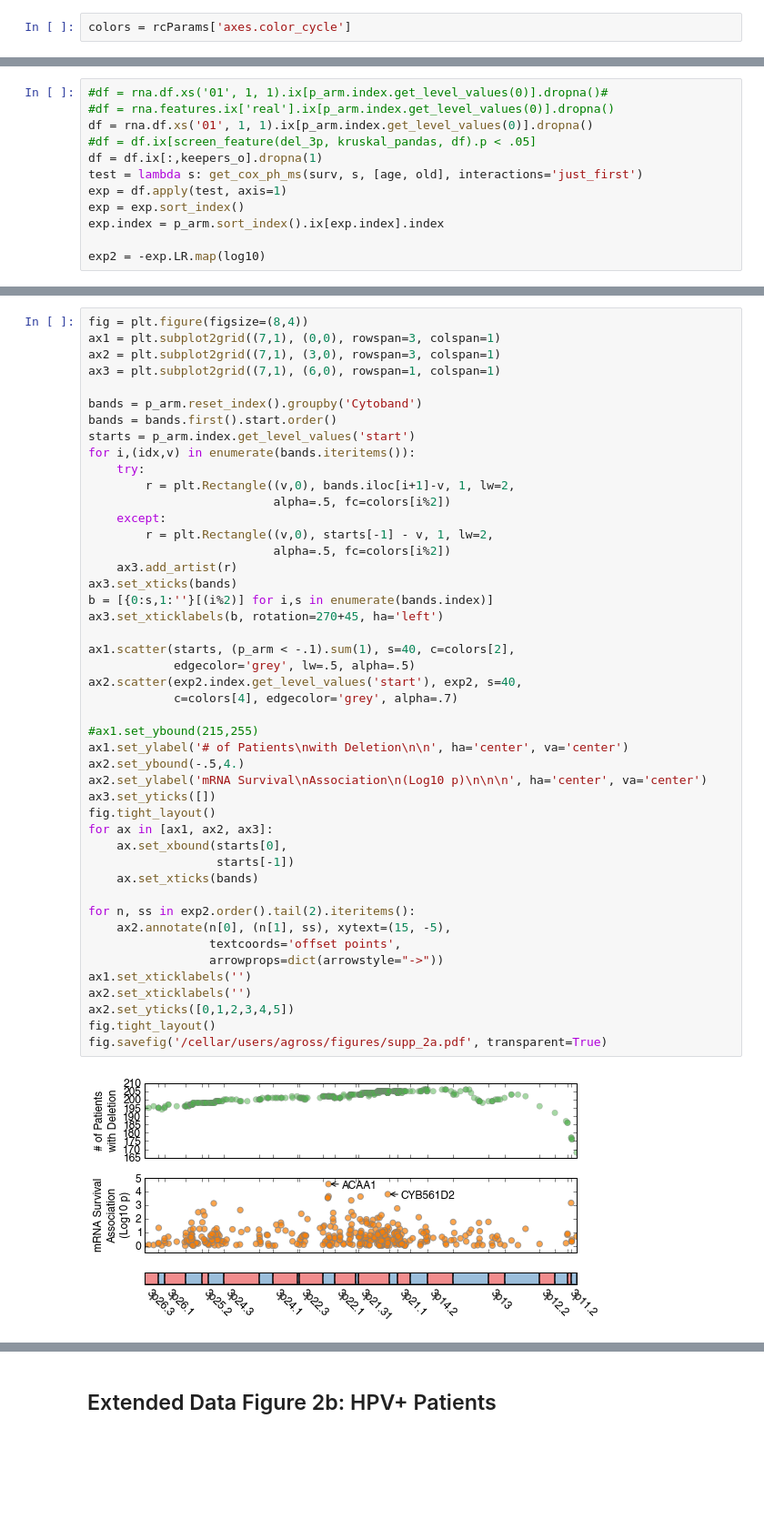
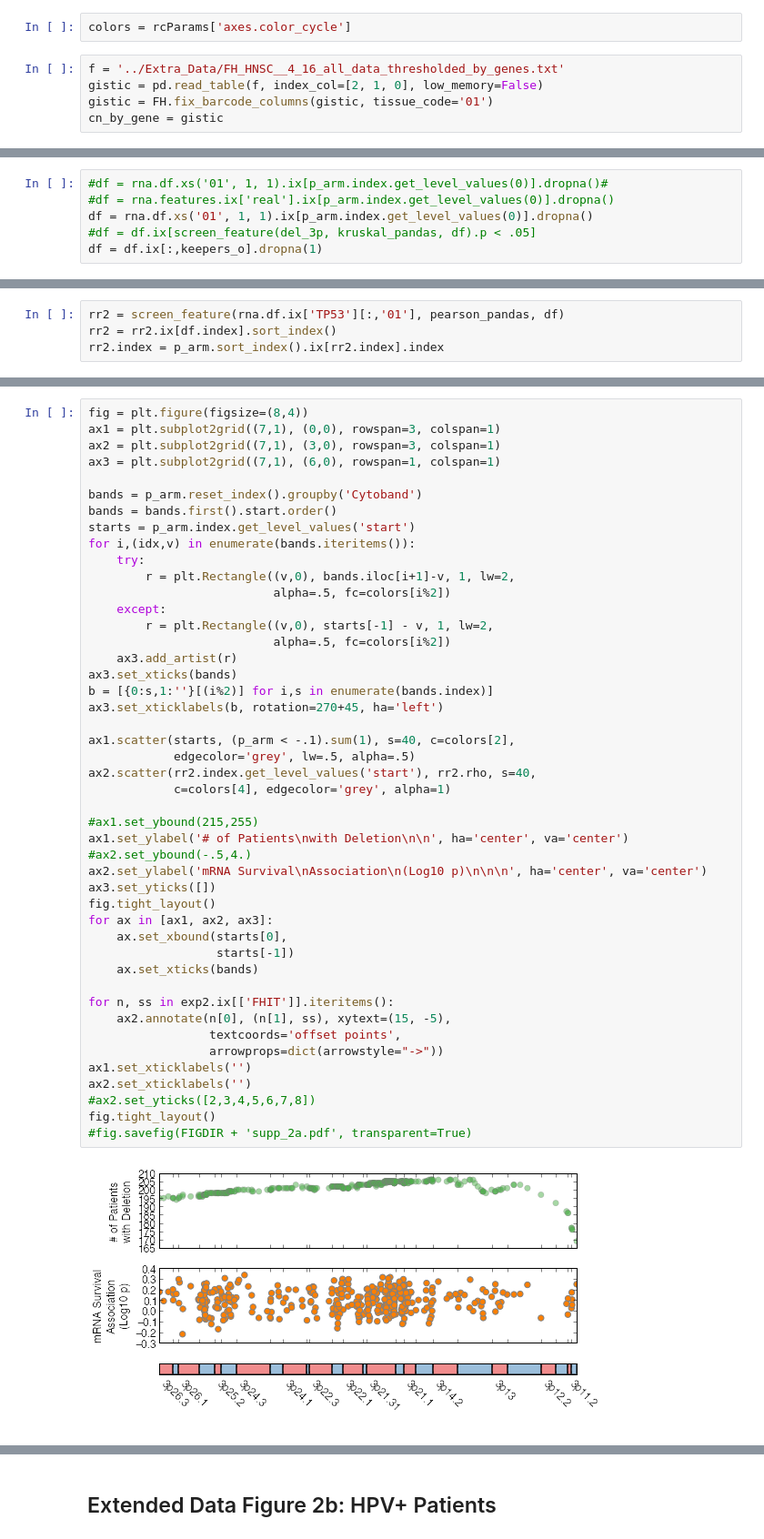
Before and after one commit to theandygross/TCGA, a Jupyter notebook: Analysis_Notebooks/copy_number_exploration.ipynb, the cells around one changed output, grey strips where cells are left out. Shown: that part at 91% size. Saved outputs shown, nothing was run; the diff lists cells and outputs as text; blank space fills up the shorter version.

```diff
--- a/Analysis_Notebooks/copy_number_exploration.ipynb
+++ b/Analysis_Notebooks/copy_number_exploration.ipynb
@@ -172,6 +169,11 @@ axs[1].set_yscale('log')
 ## Extended Data Figure 2a: HPV- Patients
 # %%
 colors = rcParams['axes.color_cycle']
+# %%
+f = '../Extra_Data/FH_HNSC__4_16_all_data_thresholded_by_genes.txt'
+gistic = pd.read_table(f, index_col=[2, 1, 0], low_memory=False)
+gistic = FH.fix_barcode_columns(gistic, tissue_code='01')
+cn_by_gene = gistic
 # %%
 coords = pd.read_csv('../Extra_Data/gene_coords.csv', index_col=0)
 
@@ -190,9 +192,3 @@ p_arm = p_arm.ix[:-1]
 df = rna.df.xs('01', 1, 1).ix[p_arm.index.get_level_values(0)].dropna()
 #df = df.ix[screen_feature(del_3p, kruskal_pandas, df).p < .05]
 df = df.ix[:,keepers_o].dropna(1)
-test = lambda s: get_cox_ph_ms(surv, s, [age, old], interactions='just_first')
-exp = df.apply(test, axis=1)
-exp = exp.sort_index()
-exp.index = p_arm.sort_index().ix[exp.index].index
-
-exp2 = -exp.LR.map(log10)
@@ -198,0 +199,4 @@ exp2 = -exp.LR.map(log10)
+# %%
+rr2 = screen_feature(rna.df.ix['TP53'][:,'01'], pearson_pandas, df)
+rr2 = rr2.ix[df.index].sort_index()
+rr2.index = p_arm.sort_index().ix[rr2.index].index
@@ -210,37 +220,37 @@ for i,(idx,v) in enumerate(bands.iteritems()):
         r = plt.Rectangle((v,0), bands.iloc[i+1]-v, 1, lw=2,
                           alpha=.5, fc=colors[i%2])
     except:
         r = plt.Rectangle((v,0), starts[-1] - v, 1, lw=2,
                           alpha=.5, fc=colors[i%2])
     ax3.add_artist(r)
 ax3.set_xticks(bands)
 b = [{0:s,1:''}[(i%2)] for i,s in enumerate(bands.index)]
 ax3.set_xticklabels(b, rotation=270+45, ha='left')
 
 ax1.scatter(starts, (p_arm < -.1).sum(1), s=40, c=colors[2],
             edgecolor='grey', lw=.5, alpha=.5)
-ax2.scatter(exp2.index.get_level_values('start'), exp2, s=40,
-            c=colors[4], edgecolor='grey', alpha=.7)
+ax2.scatter(rr2.index.get_level_values('start'), rr2.rho, s=40,
+            c=colors[4], edgecolor='grey', alpha=1)
 
 #ax1.set_ybound(215,255)
 ax1.set_ylabel('# of Patients\nwith Deletion\n\n', ha='center', va='center')
-ax2.set_ybound(-.5,4.)
+#ax2.set_ybound(-.5,4.)
 ax2.set_ylabel('mRNA Survival\nAssociation\n(Log10 p)\n\n\n', ha='center', va='center')
 ax3.set_yticks([])
 fig.tight_layout()
 for ax in [ax1, ax2, ax3]:
     ax.set_xbound(starts[0],
                   starts[-1])
     ax.set_xticks(bands)
 
-for n, ss in exp2.order().tail(2).iteritems():
+for n, ss in exp2.ix[['FHIT']].iteritems():
     ax2.annotate(n[0], (n[1], ss), xytext=(15, -5),
                  textcoords='offset points',
                  arrowprops=dict(arrowstyle="->"))
 ax1.set_xticklabels('')
 ax2.set_xticklabels('')
-ax2.set_yticks([0,1,2,3,4,5])
+#ax2.set_yticks([2,3,4,5,6,7,8])
 fig.tight_layout()
-fig.savefig('/cellar/users/agross/figures/supp_2a.pdf', transparent=True)
+#fig.savefig(FIGDIR + 'supp_2a.pdf', transparent=True)
 # %% [output]
-[figure, old version]
+[figure, new version]
```
Also changed, not shown: parts of 25 cells of this notebook, 21 other files.
